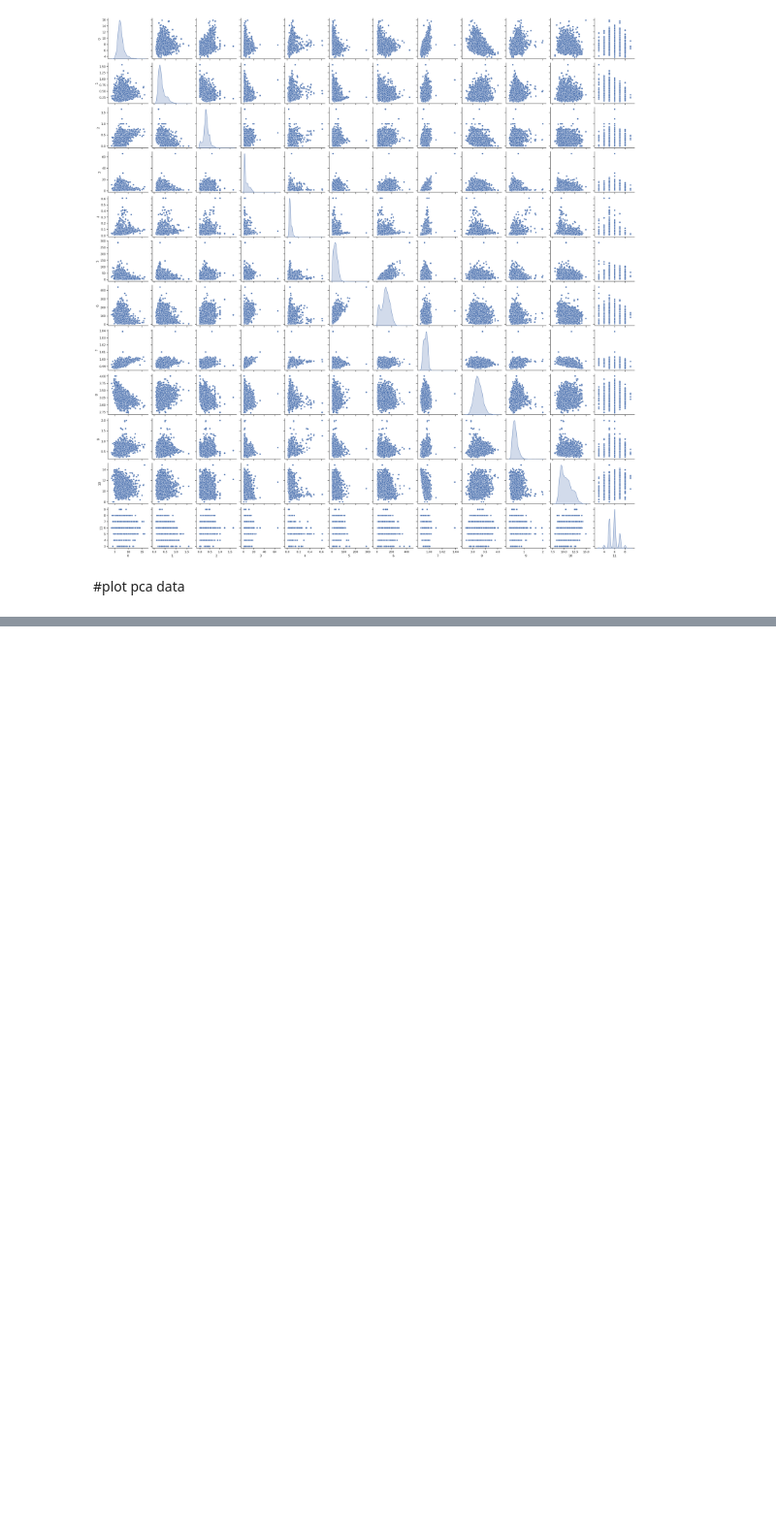
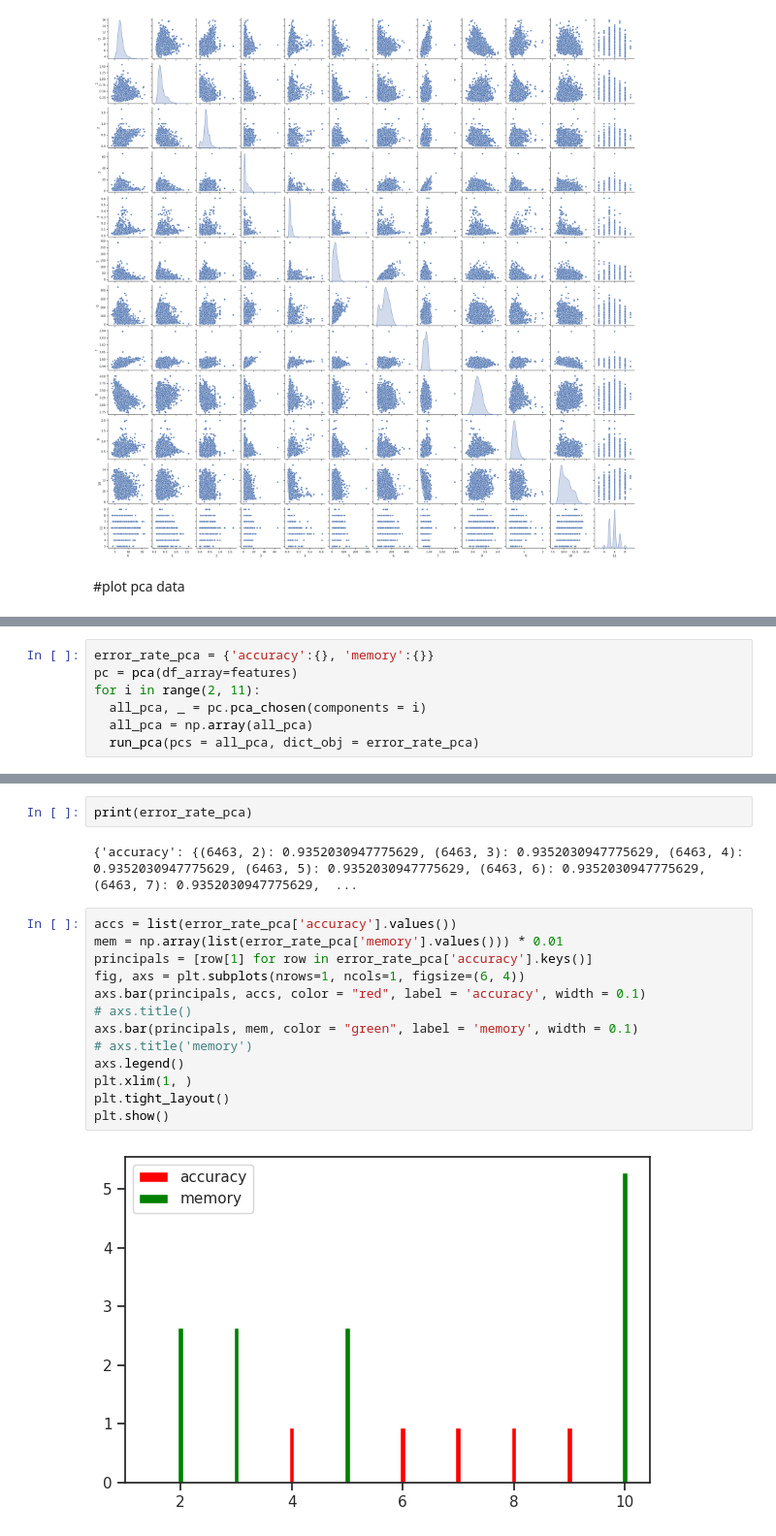
Before and after one commit to coldsober-irene/ASSIGNMENTS, a Jupyter notebook: file.ipynb, the cells around one changed output, grey strips where cells are left out. Shown at 97% size. Cells and saved outputs as stored; diff of their text form; blank space fills up the shorter version.

Commit message:
working on plots

```diff
--- a/file.ipynb
+++ b/file.ipynb
@@ -248,0 +232,7 @@ for i in range(2, 11):
+# %%
+error_rate_pca = {'accuracy':{}, 'memory':{}}
+pc = pca(df_array=features)
+for i in range(2, 11):
+  all_pca, _ = pc.pca_chosen(components = i)
+  all_pca = np.array(all_pca)
+  run_pca(pcs = all_pca, dict_obj = error_rate_pca)
@@ -248,0 +257,19 @@ for i in range(2, 11):
+# %%
+print(error_rate_pca)
+# %% [output]
+{'accuracy': {(6463, 2): 0.9352030947775629, (6463, 3): 0.9352030947775629, (6463, 4): 0.9352030947775629, (6463, 5): 0.9352030947775629, (6463, 6): 0.9352030947775629, (6463, 7): 0.9352030947775629,  ...
+# %%
+accs = list(error_rate_pca['accuracy'].values())
+mem = np.array(list(error_rate_pca['memory'].values())) * 0.01
+principals = [row[1] for row in error_rate_pca['accuracy'].keys()]
+fig, axs = plt.subplots(nrows=1, ncols=1, figsize=(6, 4))
+axs.bar(principals, accs, color = "red", label = 'accuracy', width = 0.1)
+# axs.title()
+axs.bar(principals, mem, color = "green", label = 'memory', width = 0.1)
+# axs.title('memory')
+axs.legend()
+plt.xlim(1, )
+plt.tight_layout()
+plt.show()
+# %% [output]
+[figure, added]
```
Also changed, not shown: parts of 10 cells of this notebook.
